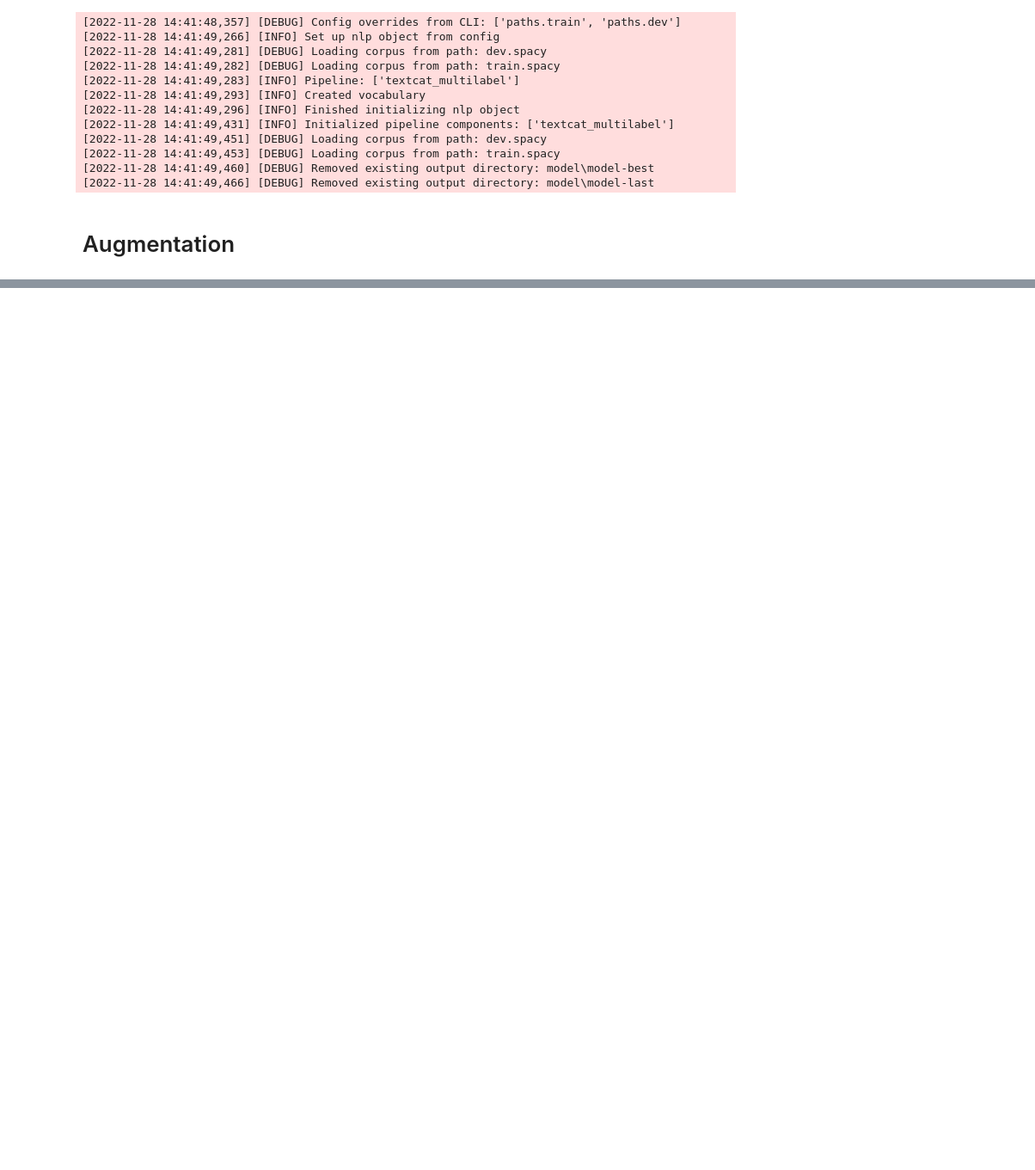
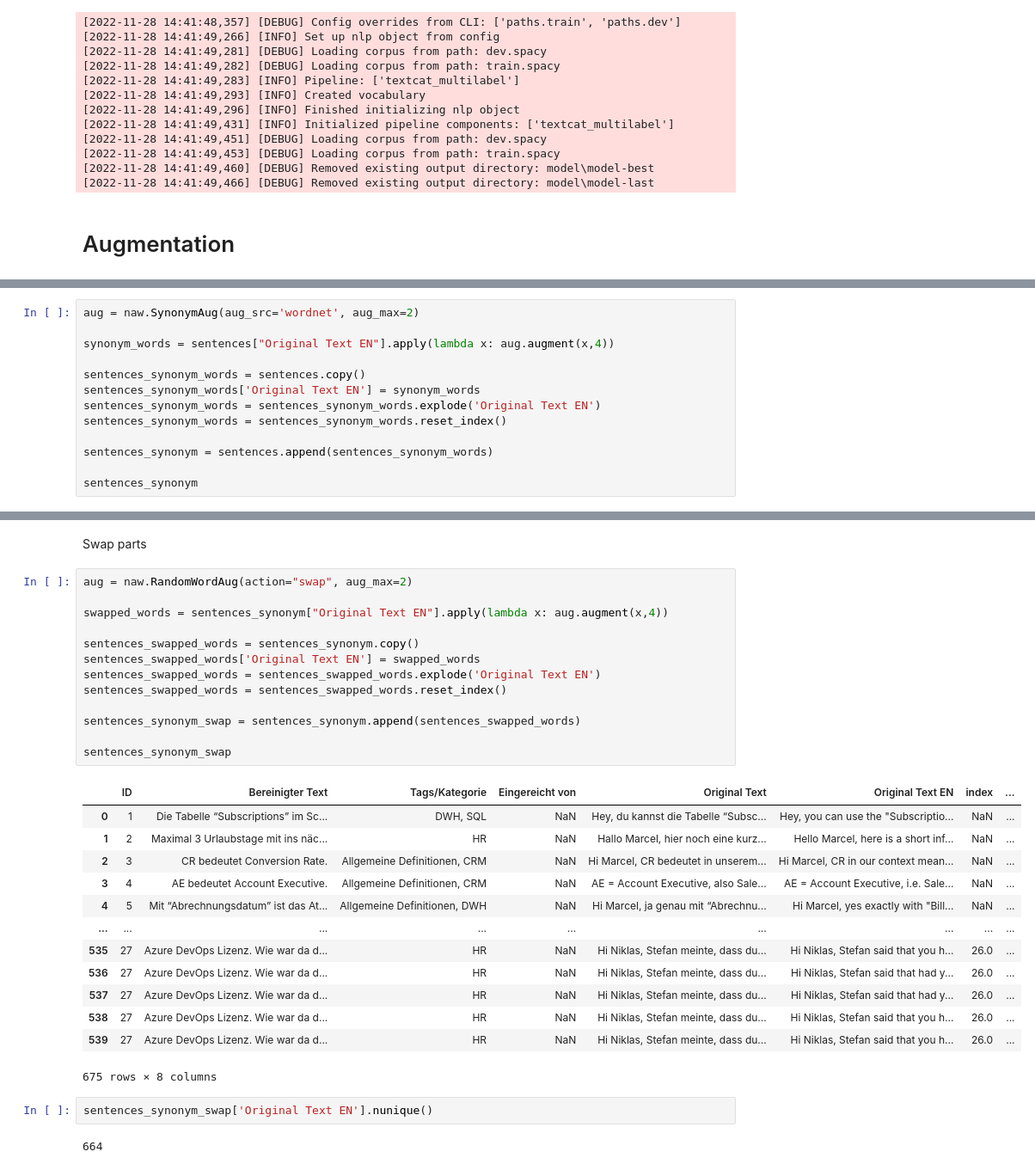
Before and after one commit to JonasHauth/SCKM-keepthat, a Jupyter notebook: notebooks/00_fromTextToKnowledge.ipynb, the cells around one changed output, grey strips where cells are left out. Shown at 86% size. Saved outputs shown, nothing was run; the diff lists cells and outputs as text; blank space fills up the shorter version.

```diff
--- a/notebooks/00_fromTextToKnowledge.ipynb
+++ b/notebooks/00_fromTextToKnowledge.ipynb
@@ -428,0 +389,13 @@ print(augmented_text)
+# %%
+aug = naw.SynonymAug(aug_src='wordnet', aug_max=2)
+
+synonym_words = sentences["Original Text EN"].apply(lambda x: aug.augment(x,4))
+
+sentences_synonym_words = sentences.copy()
+sentences_synonym_words['Original Text EN'] = synonym_words
+sentences_synonym_words = sentences_synonym_words.explode('Original Text EN')
+sentences_synonym_words = sentences_synonym_words.reset_index()
+
+sentences_synonym = sentences.append(sentences_synonym_words)
+
+sentences_synonym
@@ -428,0 +416,33 @@ print(augmented_text)
+# %% [markdown]
+Swap parts
+# %%
+aug = naw.RandomWordAug(action="swap", aug_max=2)
+
+swapped_words = sentences_synonym["Original Text EN"].apply(lambda x: aug.augment(x,4))
+
+sentences_swapped_words = sentences_synonym.copy()
+sentences_swapped_words['Original Text EN'] = swapped_words
+sentences_swapped_words = sentences_swapped_words.explode('Original Text EN')
+sentences_swapped_words = sentences_swapped_words.reset_index()
+
+sentences_synonym_swap = sentences_synonym.append(sentences_swapped_words)
+
+sentences_synonym_swap
+# %% [output]
+|  | ID | Bereinigter Text | Tags/Kategorie | Eingereicht von | Original Text | Original Text EN | index | ... |
+| 0 | 1 | Die Tabelle “Subscriptions” im Sc... | DWH, SQL | NaN | Hey, du kannst die Tabelle “Subsc... | Hey, you can use the "Subscriptio... | NaN | ... |
+| 1 | 2 | Maximal 3 Urlaubstage mit ins näc... | HR | NaN | Hallo Marcel, hier noch eine kurz... | Hello Marcel, here is a short inf... | NaN | ... |
+| 2 | 3 | CR bedeutet Conversion Rate. | Allgemeine Definitionen, CRM | NaN | Hi Marcel, CR bedeutet in unserem... | Hi Marcel, CR in our context mean... | NaN | ... |
+| 3 | 4 | AE bedeutet Account Executive. | Allgemeine Definitionen, CRM | NaN | AE = Account Executive, also Sale... | AE = Account Executive, i.e. Sale... | NaN | ... |
+| 4 | 5 | Mit “Abrechnungsdatum” ist das At... | Allgemeine Definitionen, DWH | NaN | Hi Marcel, ja genau mit “Abrechnu... | Hi Marcel, yes exactly with "Bill... | NaN | ... |
+| ... | ... | ... | ... | ... | ... | ... | ... | ... |
+| 535 | 27 | Azure DevOps Lizenz. Wie war da d... | HR | NaN | Hi Niklas, Stefan meinte, dass du... | Hi Niklas, Stefan said that you h... | 26.0 | ... |
+| 536 | 27 | Azure DevOps Lizenz. Wie war da d... | HR | NaN | Hi Niklas, Stefan meinte, dass du... | Hi Niklas, Stefan said that had y... | 26.0 | ... |
+| 537 | 27 | Azure DevOps Lizenz. Wie war da d... | HR | NaN | Hi Niklas, Stefan meinte, dass du... | Hi Niklas, Stefan said that had y... | 26.0 | ... |
+| 538 | 27 | Azure DevOps Lizenz. Wie war da d... | HR | NaN | Hi Niklas, Stefan meinte, dass du... | Hi Niklas, Stefan said that you h... | 26.0 | ... |
+| 539 | 27 | Azure DevOps Lizenz. Wie war da d... | HR | NaN | Hi Niklas, Stefan meinte, dass du... | Hi Niklas, Stefan said that you h... | 26.0 | ... |
+675 rows × 8 columns
+# %%
+sentences_synonym_swap['Original Text EN'].nunique()
+# %% [output]
+664
```
Also changed, not shown: parts of 36 cells of this notebook, 5 other files.
